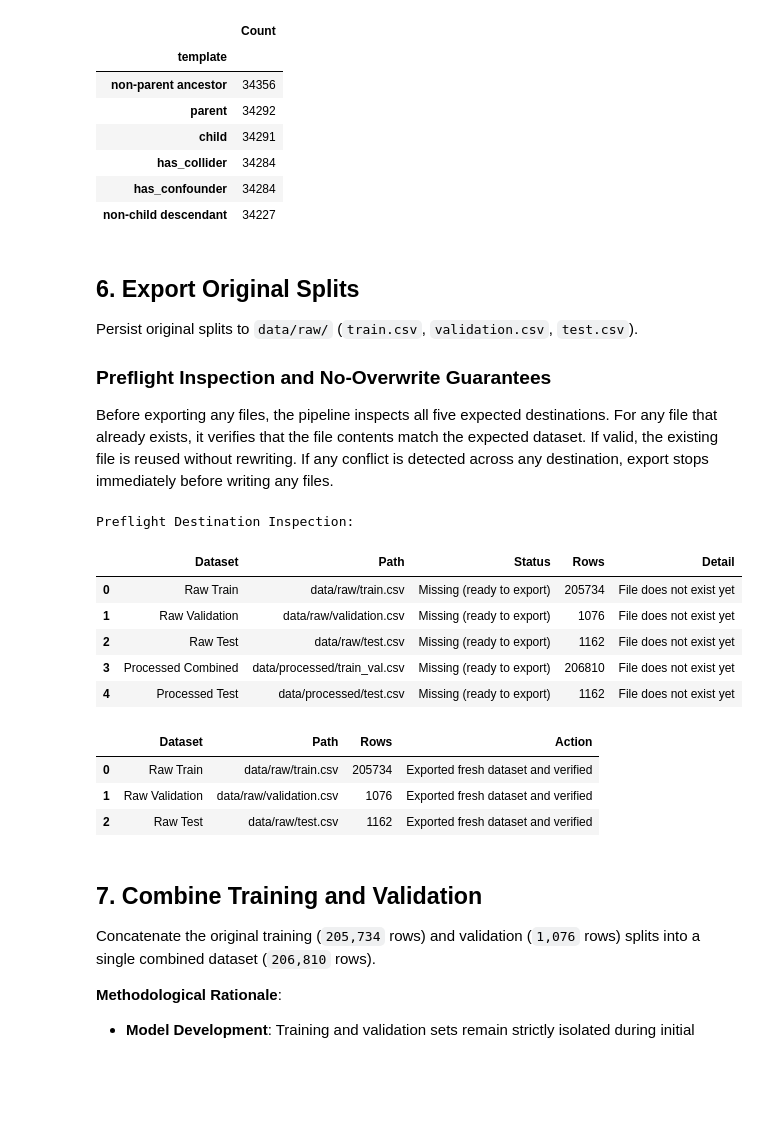
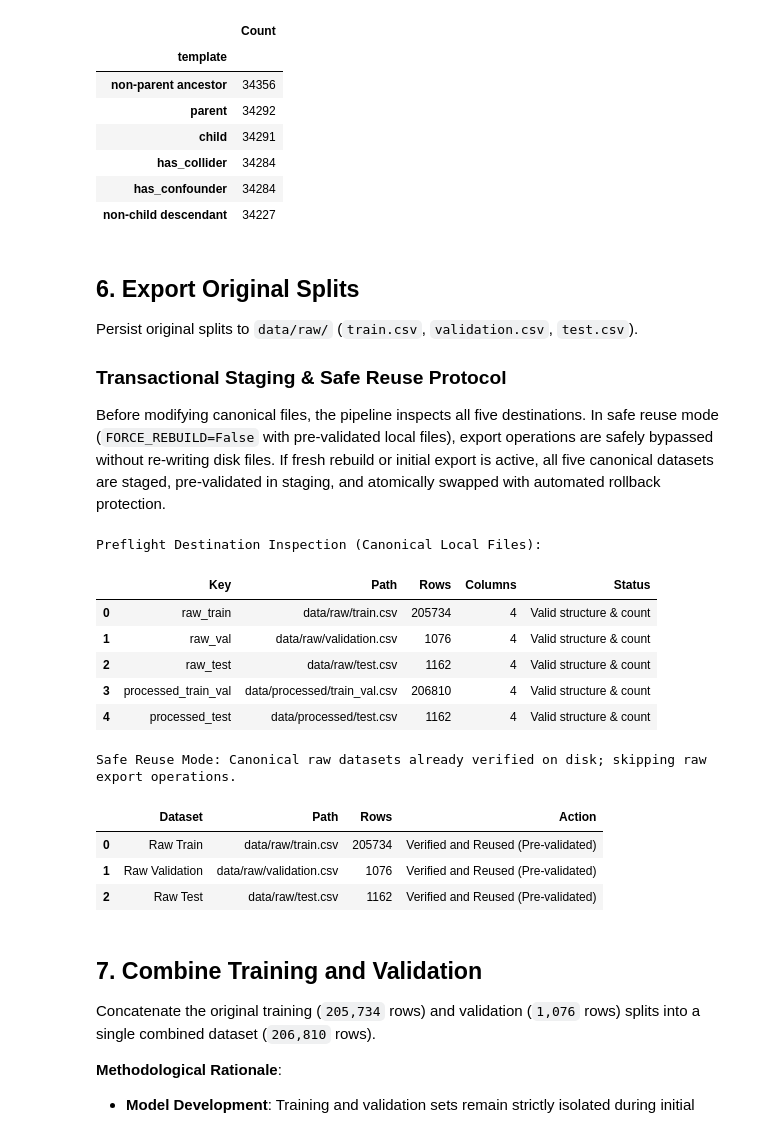
Before and after one commit to alpha-sml/causal-nlp-reasoning, a Jupyter notebook: 00_setup.ipynb, the cells around one changed output. Saved outputs shown, nothing was run; the diff lists cells and outputs as text; code cells hidden in the pictures; blank space fills up the shorter version.

```diff
--- a/00_setup.ipynb
+++ b/00_setup.ipynb
@@ -405,45 +960,49 @@ Top 10 Causal Templates (Train Split):
 
 Persist original splits to `data/raw/` (`train.csv`, `validation.csv`, `test.csv`).
 
-### Preflight Inspection and No-Overwrite Guarantees
-Before exporting any files, the pipeline inspects all five expected destinations. For any file that already exists, it verifies that the file contents match the expected dataset. If valid, the existing file is reused without rewriting. If any conflict is detected across any destination, export stops immediately before writing any files.
+### Transactional Staging & Safe Reuse Protocol
+Before modifying canonical files, the pipeline inspects all five destinations. In safe reuse mode (`FORCE_REBUILD=False` with pre-validated local files), export operations are safely bypassed without re-writing disk files. If fresh rebuild or initial export is active, all five canonical datasets are staged, pre-validated in staging, and atomically swapped with automated rollback protection.
 # %%
 # Prepare combined dataset reference for preflight destination check
 df_combined_ref = pd.concat([df_train, df_val], ignore_index=True)
 
 all_destinations = {
-    "Raw Train": (EXPECTED_EXPORT_PATHS["raw_train"], df_train),
-    "Raw Validation": (EXPECTED_EXPORT_PATHS["raw_val"], df_val),
-    "Raw Test": (EXPECTED_EXPORT_PATHS["raw_test"], df_test),
-    "Processed Combined": (EXPECTED_EXPORT_PATHS["processed_train_val"], df_combined_ref),
-    "Processed Test": (EXPECTED_EXPORT_PATHS["processed_test"], df_test),
+    "raw_train": (EXPECTED_EXPORT_PATHS["raw_train"], df_train, "Raw Train"),
+    "raw_val": (EXPECTED_EXPORT_PATHS["raw_val"], df_val, "Raw Validation"),
+    "raw_test": (EXPECTED_EXPORT_PATHS["raw_test"], df_test, "Raw Test"),
+    "processed_train_val": (EXPECTED_EXPORT_PATHS["processed_train_val"], df_combined_ref, "Processed Combined (Train + Val)"),
+    "processed_test": (EXPECTED_EXPORT_PATHS["processed_test"], df_test, "Processed Test"),
 }
 
-# Run preflight validation across all five destinations
-df_preflight = preflight_check_all_destinations(all_destinations, force_rebuild=FORCE_REBUILD)
-print("Preflight Destination Inspection:")
-display(df_preflight)
-
-# Safely export or rebuild raw splits
-raw_export_reports = [
-    export_dataset(EXPECTED_EXPORT_PATHS["raw_train"], df_train, "Raw Train", force_rebuild=FORCE_REBUILD),
-    export_dataset(EXPECTED_EXPORT_PATHS["raw_val"], df_val, "Raw Validation", force_rebuild=FORCE_REBUILD),
-    export_dataset(EXPECTED_EXPORT_PATHS["raw_test"], df_test, "Raw Test", force_rebuild=FORCE_REBUILD),
-]
+if dataset is None and not FORCE_REBUILD:
+    print("Preflight Destination Inspection (Canonical Local Files):")
+    display(pd.DataFrame(validation_report["validation_details"]))
+    print("Safe Reuse Mode: Canonical raw datasets already verified on disk; skipping raw export operations.")
+    raw_export_reports = [
+        {"Dataset": "Raw Train", "Path": str(EXPECTED_EXPORT_PATHS["raw_train"].relative_to(REPO_ROOT)), "Rows": len(df_train), "Action": "Verified and Reused (Pre-validated)"},
+        {"Dataset": "Raw Validation", "Path": str(EXPECTED_EXPORT_PATHS["raw_val"].relative_to(REPO_ROOT)), "Rows": len(df_val), "Action": "Verified and Reused (Pre-validated)"},
+        {"Dataset": "Raw Test", "Path": str(EXPECTED_EXPORT_PATHS["raw_test"].relative_to(REPO_ROOT)), "Rows": len(df_test), "Action": "Verified and Reused (Pre-validated)"},
+    ]
+else:
+    # Transactional export across all 5 destinations with staging, pre-commit validation, and rollback
+    print("Executing transactional export with staging and pre-commit validation...")
+    transaction_reports = rebuild_all_canonical_datasets_transactional(all_destinations)
+    raw_export_reports = [r for r in transaction_reports if "Raw" in r["Dataset"]]
 
 display(pd.DataFrame(raw_export_reports))
 # %% [output]
-Preflight Destination Inspection:
+Preflight Destination Inspection (Canonical Local Files):
-|  | Dataset | Path | Status | Rows | Detail |
-| 0 | Raw Train | data/raw/train.csv | Missing (ready to export) | 205734 | File does not exist yet |
-| 1 | Raw Validation | data/raw/validation.csv | Missing (ready to export) | 1076 | File does not exist yet |
-| 2 | Raw Test | data/raw/test.csv | Missing (ready to export) | 1162 | File does not exist yet |
-| 3 | Processed Combined | data/processed/train_val.csv | Missing (ready to export) | 206810 | File does not exist yet |
-| 4 | Processed Test | data/processed/test.csv | Missing (ready to export) | 1162 | File does not exist yet |
+|  | Key | Path | Rows | Columns | Status |
+| 0 | raw_train | data/raw/train.csv | 205734 | 4 | Valid structure & count |
+| 1 | raw_val | data/raw/validation.csv | 1076 | 4 | Valid structure & count |
+| 2 | raw_test | data/raw/test.csv | 1162 | 4 | Valid structure & count |
+| 3 | processed_train_val | data/processed/train_val.csv | 206810 | 4 | Valid structure & count |
+| 4 | processed_test | data/processed/test.csv | 1162 | 4 | Valid structure & count |
+Safe Reuse Mode: Canonical raw datasets already verified on disk; skipping raw export operations.
 |  | Dataset | Path | Rows | Action |
-| 0 | Raw Train | data/raw/train.csv | 205734 | Exported fresh dataset and verified |
-| 1 | Raw Validation | data/raw/validation.csv | 1076 | Exported fresh dataset and verified |
-| 2 | Raw Test | data/raw/test.csv | 1162 | Exported fresh dataset and verified |
+| 0 | Raw Train | data/raw/train.csv | 205734 | Verified and Reused (Pre-validated) |
+| 1 | Raw Validation | data/raw/validation.csv | 1076 | Verified and Reused (Pre-validated) |
+| 2 | Raw Test | data/raw/test.csv | 1162 | Verified and Reused (Pre-validated) |
 # %% [markdown]
 ## 7. Combine Training and Validation
 
```
Also changed, not shown: parts of 11 cells of this notebook, 6 other files.
